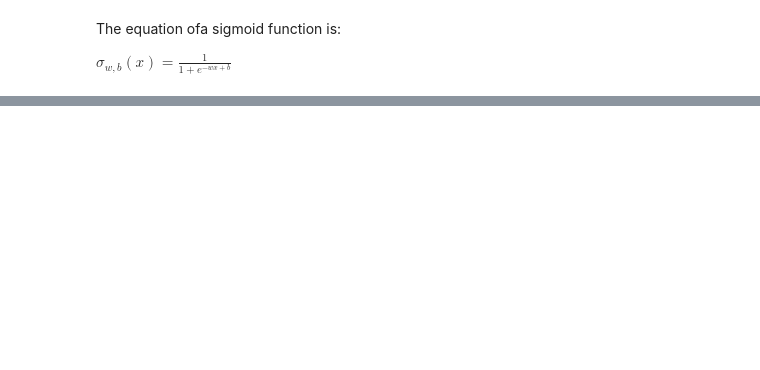
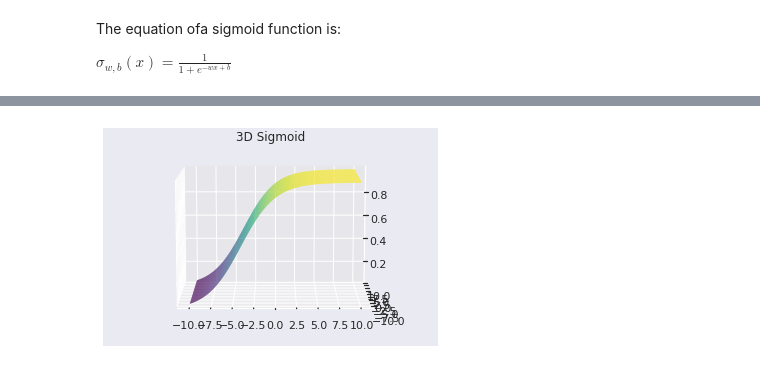
Before and after one commit to aryadeo/NEURAL_NETWORK_BASICS, a Jupyter notebook: Sigmoid_Neuron/Sigmoid_Neuron.ipynb, the cells around one changed output, grey strips where cells are left out. Drawn from its saved outputs; the diff is of its cells as text; code cells hidden in the pictures; blank space fills up the shorter version.

```diff
--- a/Sigmoid_Neuron/Sigmoid_Neuron.ipynb
+++ b/Sigmoid_Neuron/Sigmoid_Neuron.ipynb
@@ -31,0 +41,4 @@ plt.show()
+# %%
+X=np.array(([1,10],[2,20]))
+W=np.array(([1,1],[0.1,0.1]))
+b=2
@@ -31,0 +56,4 @@ plt.show()
+# %%
+def sig_3D(X,W,b):
+    return 1/(1+(np.exp(-(W*X+b))))
+# In this case the multiplication ill be element wise and it wwon't create any problem for multi dimensional tensor.
@@ -31,0 +81,9 @@ plt.show()
+# %%
+x1=np.linspace(-10,10,100)
+x2=np.linspace(-10,10,100)
+X_1,X_2=np.meshgrid(x1,x2)#np.meshgrid() Return coordinate matrices from coordinate vectors. So to access the first matrix we have assign X_1 and X_2.
+
+# X_1 and X_2 both has the same elements. We can use any one of them to create the function evaluation.
+# %%
+Y=sig_3D(X_1,0.5,0)
+print(Y)
@@ -31,0 +98,8 @@ plt.show()
+# %%
+ax = plt.axes(projection='3d')
+ax.plot_surface(X_1,X_2,Y, rstride=1, cstride=1,
+                cmap='viridis', edgecolor='none')
+ax.set_title('3D Sigmoid')
+ax.view_init(10,270)
+# %% [output]
+[figure, added]
```
Also changed, not shown: parts of 18 cells of this notebook.
